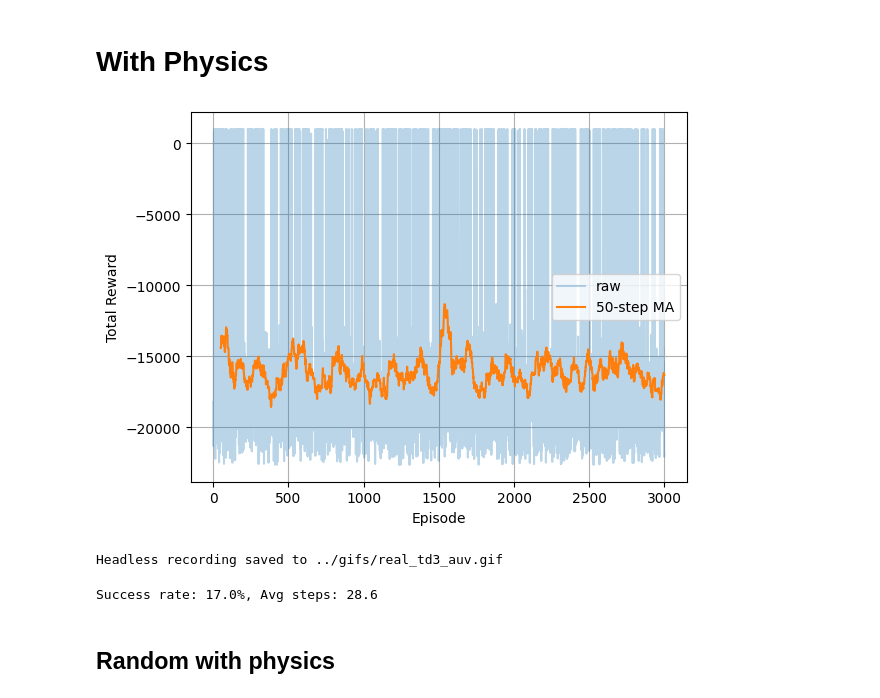
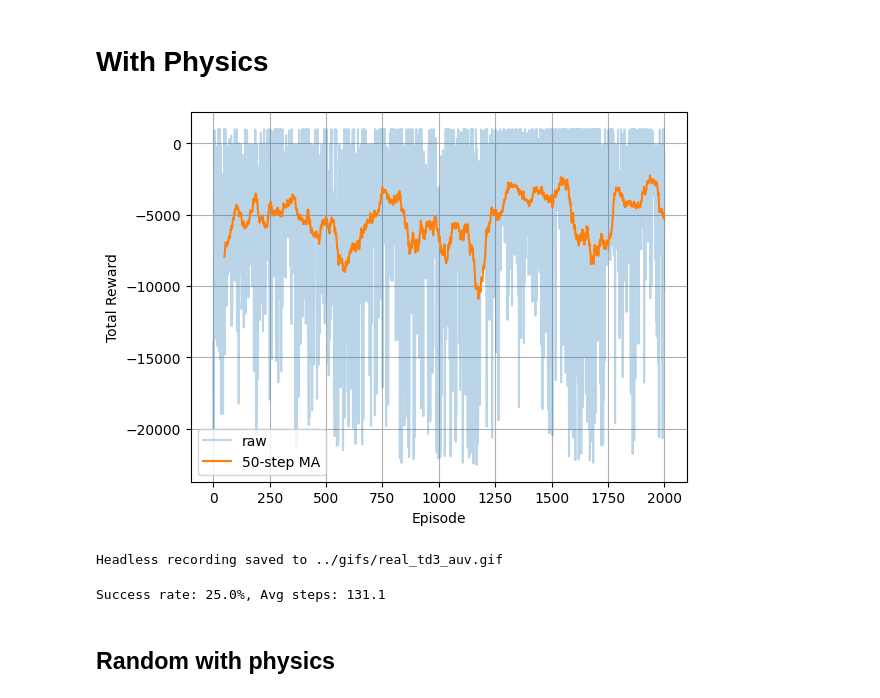
Before and after one commit to eirivarn/auv-rl-project, a Jupyter notebook: notebooks/static_auv_notebook.ipynb, the cells around one changed output. Cells and saved outputs as stored; diff of their text form; code cells hidden in the pictures.

```diff
--- a/notebooks/static_auv_notebook.ipynb
+++ b/notebooks/static_auv_notebook.ipynb
@@ -196,27 +189,27 @@ Success rate: 89.0%, Avg steps: 46.8
 # %%
 cfg = AUVEnvConfig(use_discrete_actions=False,
                    use_physics=True,
                    mass=3.0,
                    drag_coef=0.1,
                    continuous_turn_penalty_coeff=0.005,
                    continuous_wall_penalty_coeff= 50.0,
                    continuous_dock_reward= 1000,
                    continuous_progress_coeff= 5.0,
                    wall_thresh= 0.2
                    )
 
 real_env = AUVEnv(cfg)
 
 real_agent = TD3Agent(real_env,
-                      hidden_dims=[256,256,256,256],
+                      hidden_dims=[256,256,128],
                       batch_size=64,
                       buffer_size=20000,)
 
 
-rewards = train_td3(real_env, real_agent, episodes=3000, max_steps=500, noise=0.1)
+rewards = real_agent.train(episodes=2000, max_steps=500, noise=0.1)
 plot_rewards(rewards, window=50)
 # %% [output]
-[figure, old version]
+[figure, new version]
 # %%
 record_headless(real_env, real_agent, out_path='../gifs/real_td3_auv.gif')
 # %% [output]
@@ -224,12 +217,12 @@ Headless recording saved to ../gifs/real_td3_auv.gif
 # %%
 sr, avg_steps = evaluate_agent(real_env,
                                real_agent,
-                               episodes = 100,
+                               episodes = 500,
                                max_steps=500
                                )
 print(f"Success rate: {sr*100:.1f}%, Avg steps: {avg_steps:.1f}")
 # %% [output]
-Success rate: 17.0%, Avg steps: 28.6
+Success rate: 25.0%, Avg steps: 131.1
 # %% [markdown]
 ## Random with physics
 # %%
```
Also changed, not shown: parts of 16 cells of this notebook, 34 other files.
